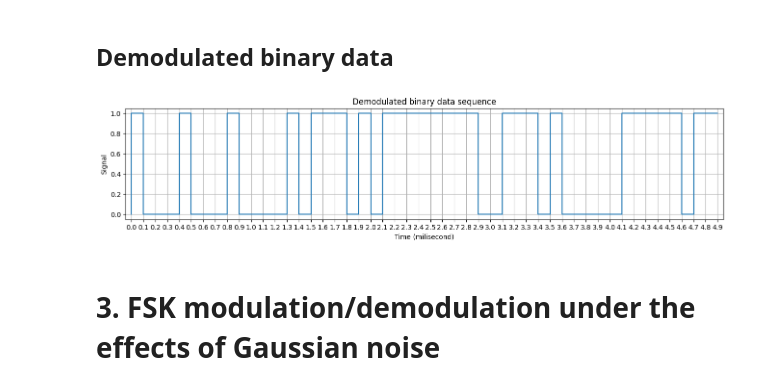
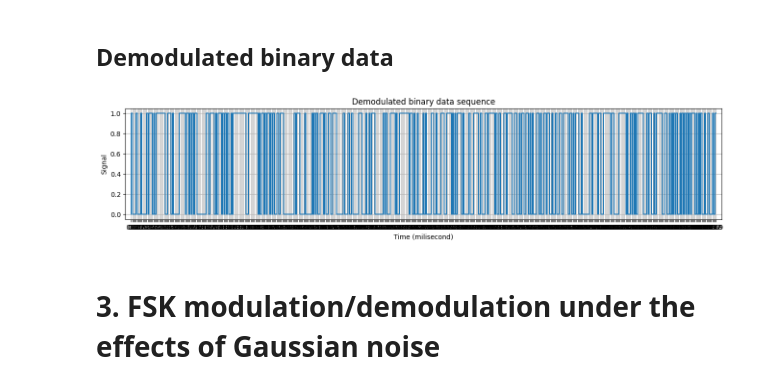
Before and after one commit to nguyen-tuan-hiep/Introduction-to-Communication-Engineering, a Jupyter notebook: FSK_new.ipynb, the cells around one changed output. Cells and saved outputs as stored; diff of their text form; code cells hidden in the pictures.

```diff
--- a/FSK_new.ipynb
+++ b/FSK_new.ipynb
@@ -9,7 +10,7 @@ import matplotlib.pyplot as plt
 # %%
 
 np.random.seed(42)   # Seed for random number generator
-x = np.random.randint(2, size = 50)   # Binary information as stream of bits (binary signal 0 or 1)
+x = np.random.randint(2, size = 500)   # Binary information as stream of bits (binary signal 0 or 1)
 n = len(x)          # Number of bits
 Tb = 0.0001;        # Data rate = 1MHz i.e., bit period (second)
 nb = 100;           # Number of samples per bit
@@ -90,7 +91,7 @@ plt.show()
 ## Demodulated binary data
 # %%
 # function to demodulate the signal
-def demodulate(mod, c1, c2, nb):
+def demodulate(mod):
     demod=np.empty(shape=n, dtype=int)
     for i in range(0, n*nb, nb):
         I1 = np.trapz(mod[i:i+nb]*c1[i:i+nb])
@@ -104,19 +105,19 @@ def demodulate(mod, c1, c2, nb):
     return demod
 # %%
 # demodulate the signal
-demod = demodulate(mod, c1, c2, nb)
+demod = demodulate(mod)
 
 # plot the demodulated binary data sequence
 plt.figure(figsize = (16, 3))
 plt.title('Demodulated binary data sequence')
 plt.xticks(1000*np.arange(0,Tb*n,Tb))
 plt.xlabel('Time (milisecond)')
 plt.ylabel('Signal')
 plt.step(1000*np.arange(0,Tb*n,Tb), demod)
 plt.margins(x=0.01, y=0.05)
 plt.grid(True)
 # %% [output]
-[figure, old version]
+[figure, new version]
 # %% [markdown]
 # 3. FSK modulation/demodulation under the effects of Gaussian noise
 # %% [markdown]
```
Also changed, not shown: parts of 10 cells of this notebook.
